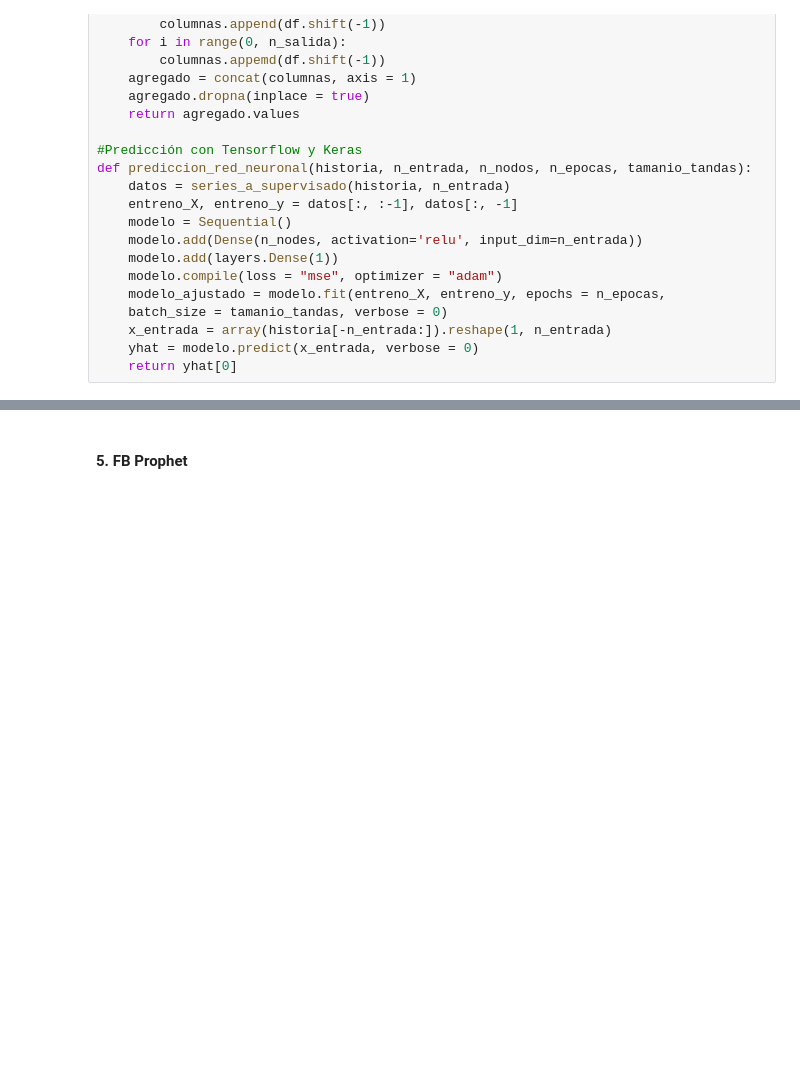
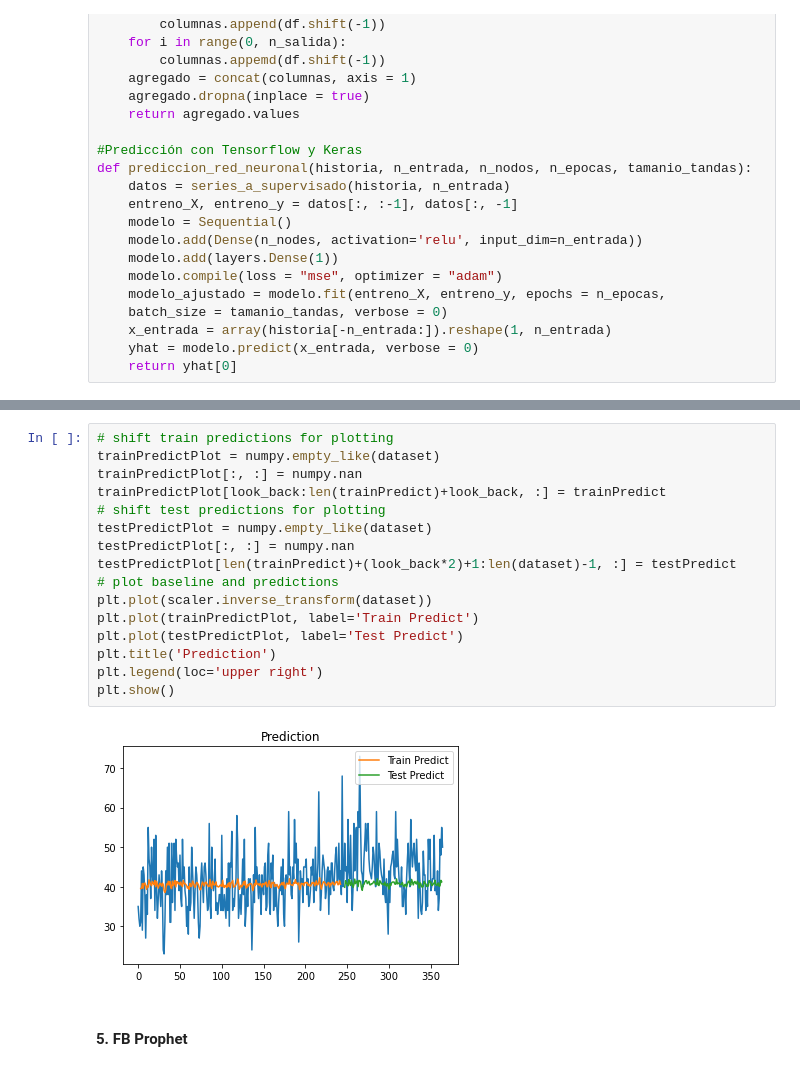
Before and after one commit to CamilaGO/Lab7-ds, a Jupyter notebook: Laboratorio 7 - Female Births.ipynb, the cells around one changed output, grey strips where cells are left out. Saved outputs shown, nothing was run; the diff lists cells and outputs as text; blank space fills up the shorter version.

```diff
--- a/Laboratorio 7 - Female Births.ipynb
+++ b/Laboratorio 7 - Female Births.ipynb
@@ -281,3 +360,21 @@ def prediccion_red_neuronal(historia, n_entrada, n_nodos, n_epocas, tamanio_tand
+# %%
+# shift train predictions for plotting
+trainPredictPlot = numpy.empty_like(dataset)
+trainPredictPlot[:, :] = numpy.nan
+trainPredictPlot[look_back:len(trainPredict)+look_back, :] = trainPredict
+# shift test predictions for plotting
+testPredictPlot = numpy.empty_like(dataset)
+testPredictPlot[:, :] = numpy.nan
+testPredictPlot[len(trainPredict)+(look_back*2)+1:len(dataset)-1, :] = testPredict
+# plot baseline and predictions
+plt.plot(scaler.inverse_transform(dataset))
+plt.plot(trainPredictPlot, label='Train Predict')
+plt.plot(testPredictPlot, label='Test Predict')
+plt.title('Prediction')
+plt.legend(loc='upper right')
+plt.show()
+# %% [output]
+[figure, added]
 # %% [markdown]
 #### 5. FB Prophet
 # %%
```
Also changed, not shown: parts of 23 cells of this notebook.
